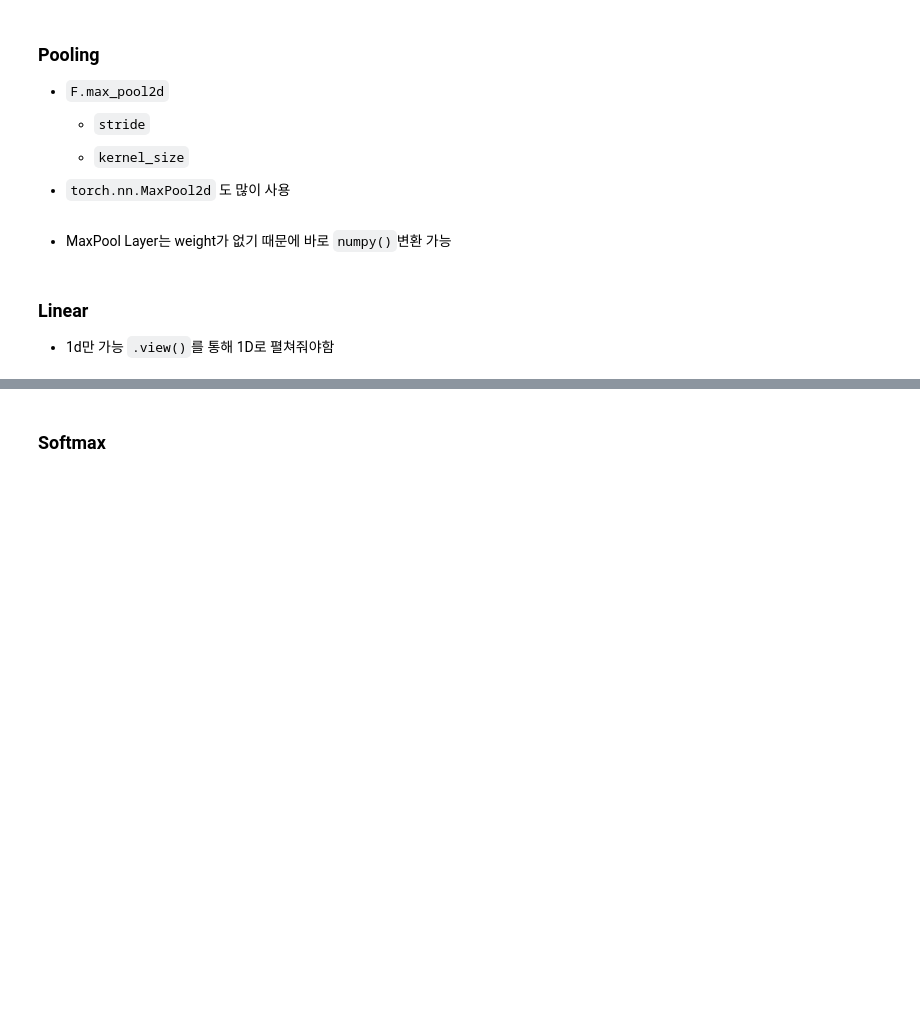
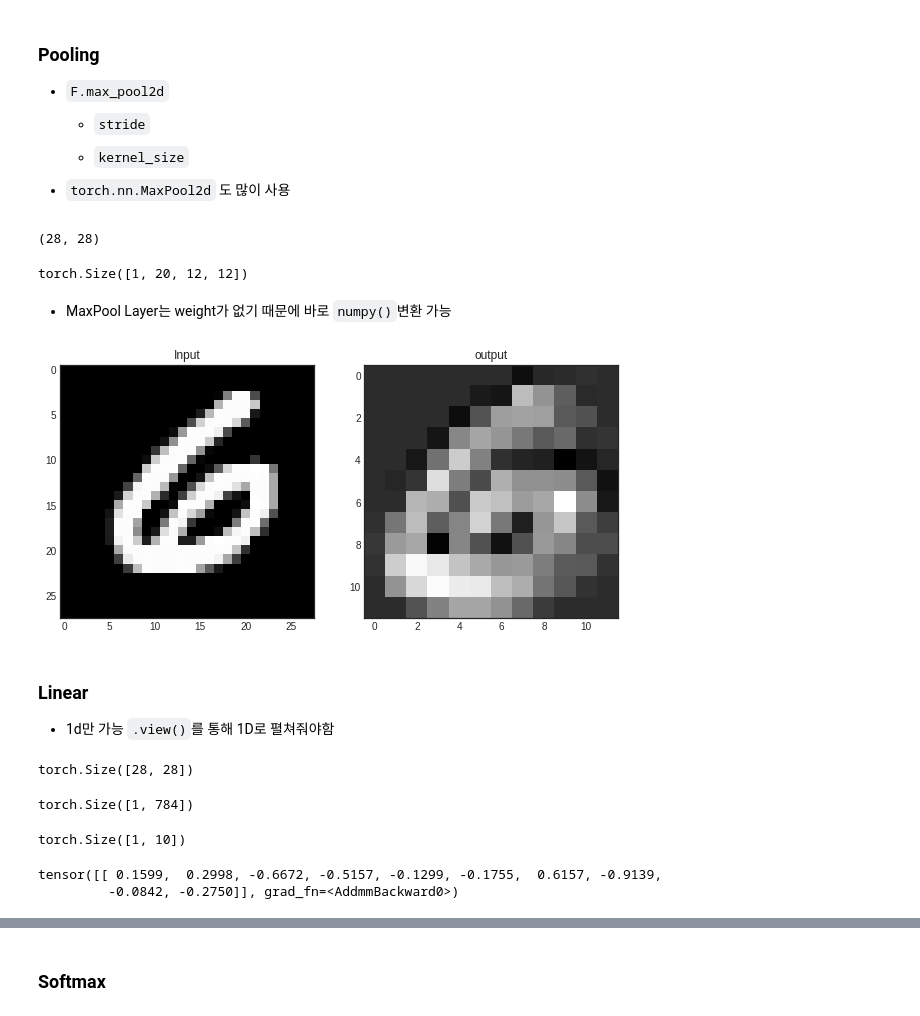
Before and after one commit to JANGJINHEE98/TIL, a Jupyter notebook: pytorch_기초.ipynb, the cells around one changed output, grey strips where cells are left out. Drawn from its saved outputs; the diff is of its cells as text; code cells hidden in the pictures; blank space fills up the shorter version.

```diff
--- a/pytorch_기초.ipynb
+++ b/pytorch_기초.ipynb
@@ -493,8 +1081,48 @@ tensor([[ 1.4407,  0.4605, -1.3039,  0.3037],
   - `kernel_size`
 
 - `torch.nn.MaxPool2d` 도 많이 사용
+# %%
+image.shape
+# %% [output]
+(28, 28)
+# %%
+pool_arr = F.max_pool2d(output, 2, 2)
+pool_arr.shape
+# %% [output]
+torch.Size([1, 20, 12, 12])
 # %% [markdown]
 - MaxPool Layer는 weight가 없기 때문에 바로 `numpy()`변환 가능
+# %%
+plt.figure(figsize=(10,15))
+plt.subplot(121)
+plt.title("Input")
+plt.imshow(image, 'gray')
+plt.subplot(122)
+plt.title("output")
+plt.imshow(pool_arr[0, 0, :, :], 'gray')
+plt.show()
+# %% [output]
+[figure, added]
 # %% [markdown]
 ### Linear
 - 1d만 가능 `.view()`를 통해 1D로 펼쳐줘야함
+# %%
+image = torch.from_numpy(image)
+image.shape
+# %% [output]
+torch.Size([28, 28])
+# %%
+flatten = image.view(1, 28*28)
+flatten.shape
+# %% [output]
+torch.Size([1, 784])
+# %%
+lin = nn.Linear(784, 10)(flatten) # 가로 안 (input size, output size)
+lin.shape
+# %% [output]
+torch.Size([1, 10])
+# %%
+lin
+# %% [output]
+tensor([[ 0.1599,  0.2998, -0.6672, -0.5157, -0.1299, -0.1755,  0.6157, -0.9139,
+         -0.0842, -0.2750]], grad_fn=<AddmmBackward0>)
```
Also changed, not shown: parts of 89 cells of this notebook.
